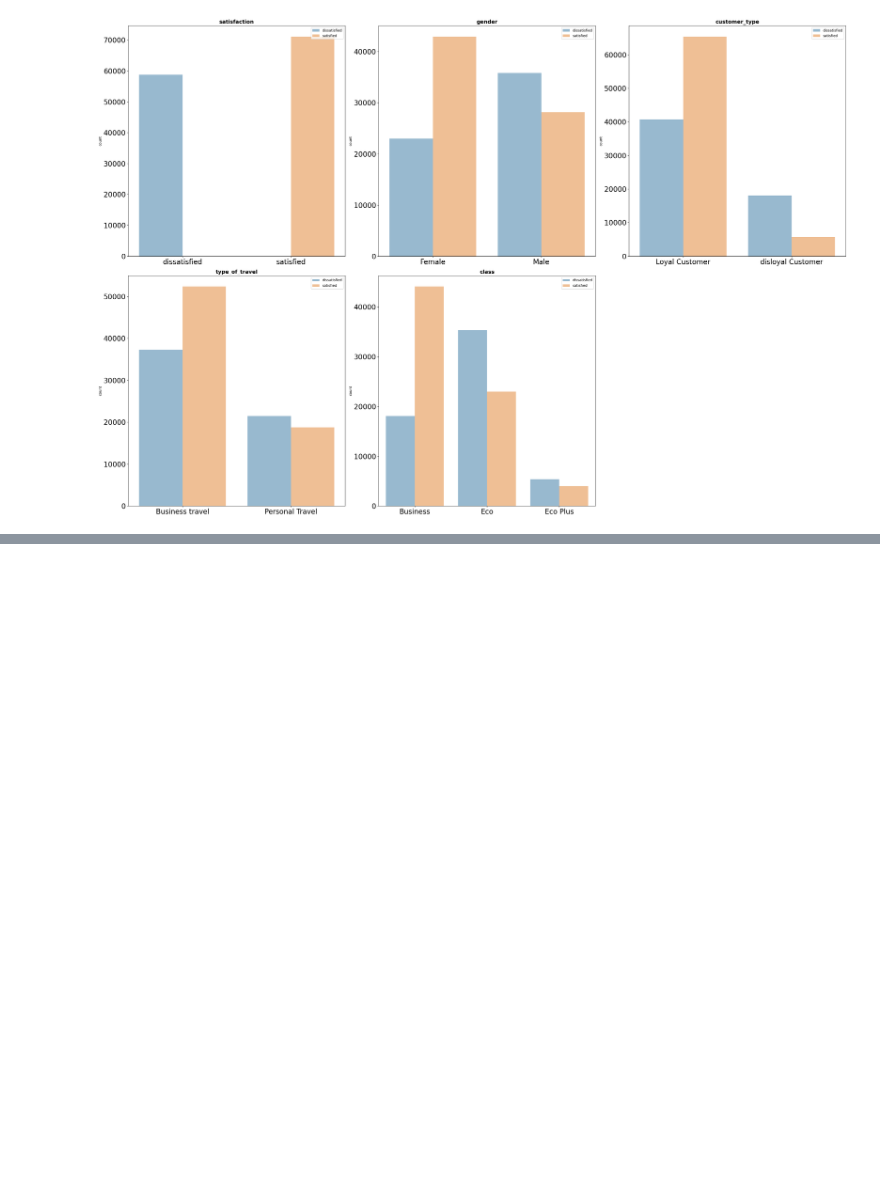
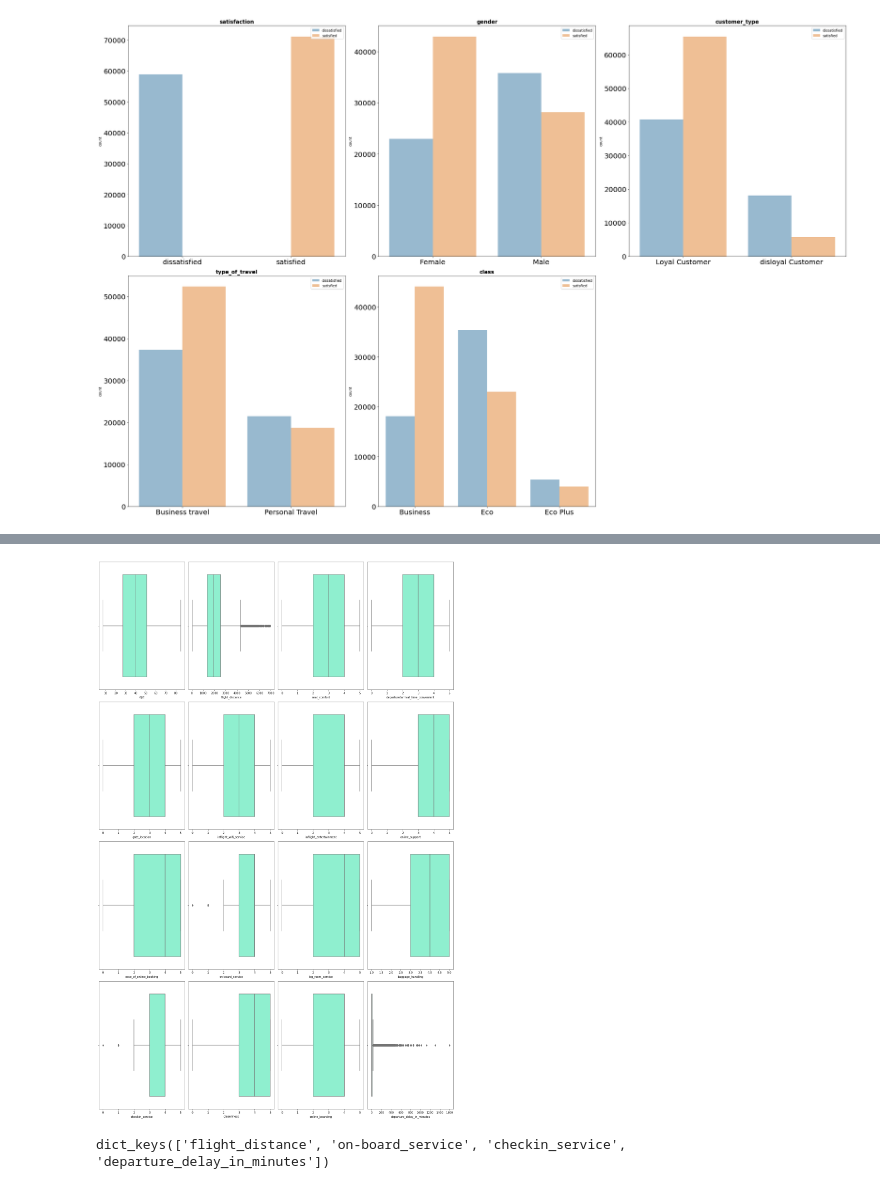
Before and after one commit to Adalab/promo_d_da_modulo3_sprint1_Estibaliz_Lorena, a Jupyter notebook: pair_regresion_logistica_eda.ipynb, the cells around one changed output, grey strips where cells are left out. Saved outputs shown, nothing was run; the diff lists cells and outputs as text; code cells hidden in the pictures; blank space fills up the shorter version.

```diff
--- a/pair_regresion_logistica_eda.ipynb
+++ b/pair_regresion_logistica_eda.ipynb
@@ -417,0 +318,17 @@ df.drop('arrival_delay_in_minutes', axis = 1, inplace = True)
+# %%
+# decidimos eliminarlas también de nuestro df_num
+
+df_num.drop(['arrival_delay_in_minutes', 'food_and_drink'], axis = 1, inplace = True)
+# %%
+fig, axes = plt.subplots(4, 4, figsize=(18,28))
+
+axes = axes.flat
+
+for indice, columna in enumerate(df_num.columns):
+    sns.boxplot(x = df_num[columna], data = df_num, ax=axes[indice], color = "aquamarine"); # para trazar una línea de densidad
+
+
+plt.tight_layout()
+plt.show()
+# %% [output]
+[figure, added]
@@ -417,0 +368,6 @@ df.drop('arrival_delay_in_minutes', axis = 1, inplace = True)
+# %%
+# en que columnas nos hemos encontrado outliers
+
+ind.keys()
+# %% [output]
+dict_keys(['flight_distance', 'on-board_service', 'checkin_service', 'departure_delay_in_minutes'])
```
Also changed, not shown: parts of 26 cells of this notebook, 2 other files.
